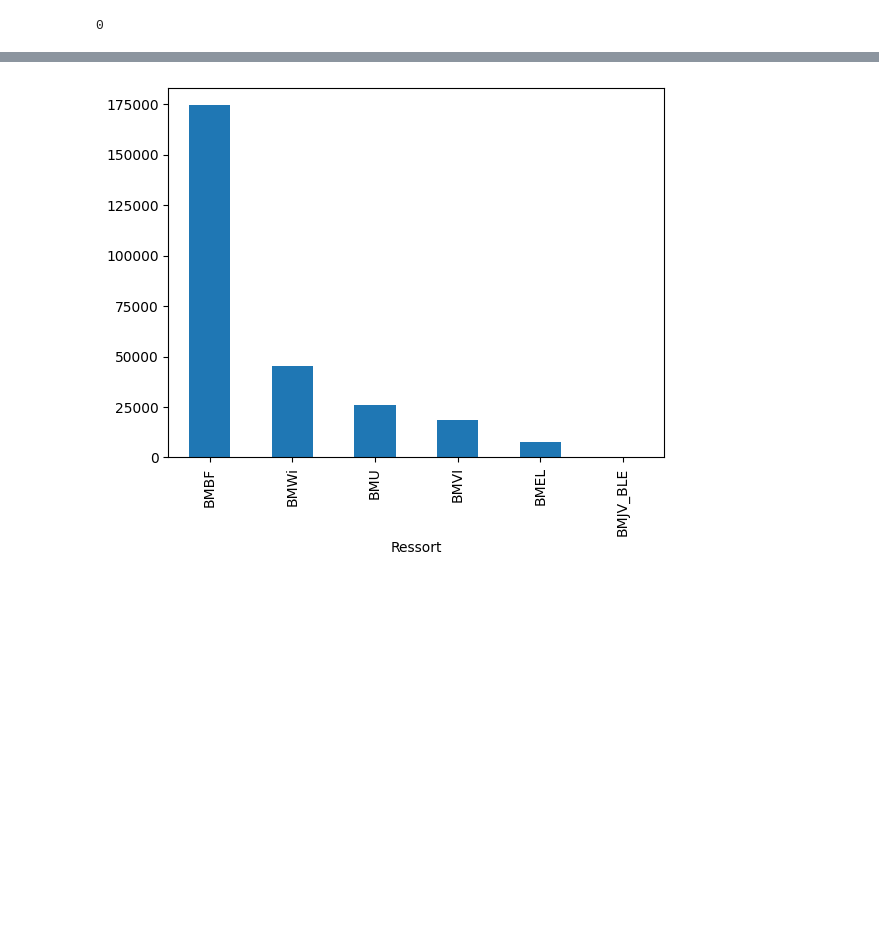
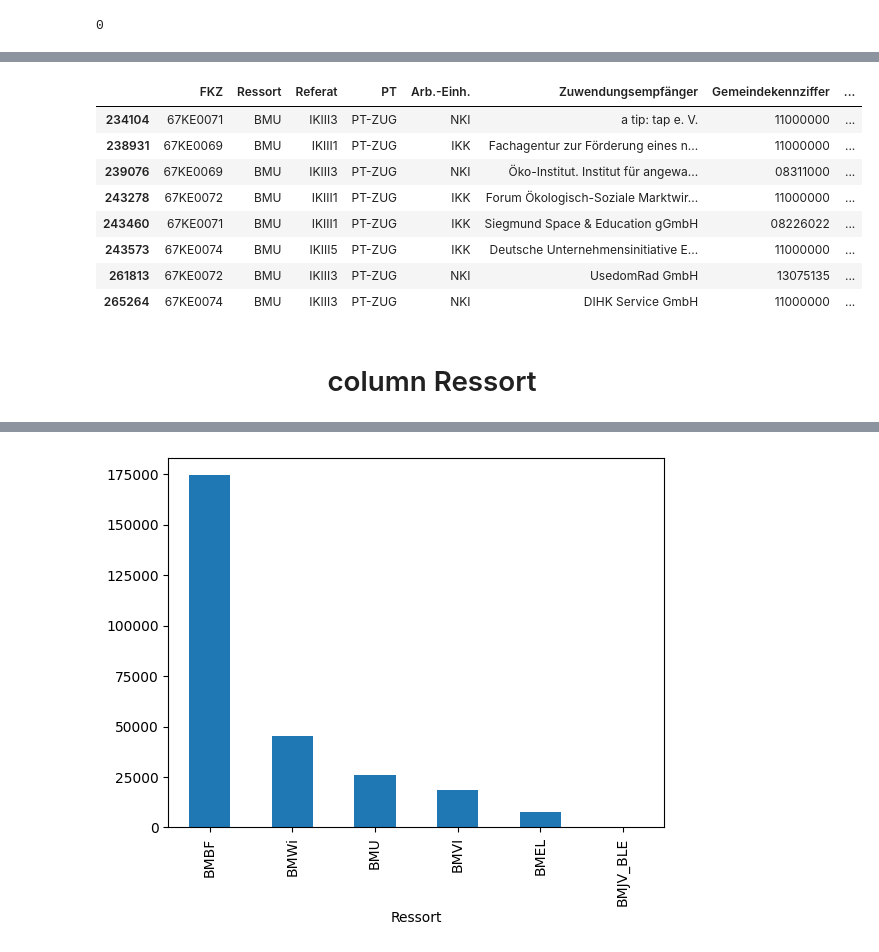
Before and after one commit to isaacduong/BMBF, a Jupyter notebook: eda/BMBF_eda (1. notebook).ipynb, the cells around one changed output, grey strips where cells are left out. Cells and saved outputs as stored; diff of their text form; code cells hidden in the pictures; blank space fills up the shorter version.

Commit message:
eda + clustering

```diff
--- a/eda/BMBF_eda (1. notebook).ipynb
+++ b/eda/BMBF_eda (1. notebook).ipynb
@@ -2,8 +5,12 @@
 import pandas as pd
 pd.set_option('max_colwidth', None) # show all text in a column
 pd.set_option('display.max_columns', None) # show all columns
+pd.set_option('display.float_format', lambda x: '%.0f' % x)
+pd.options.display.float_format = '{:,.0f}'.format
+import matplotlib.pyplot as plt
+import warnings
+warnings.filterwarnings('ignore')
 
-import matplotlib.pyplot as plt
 from utils import clean_data,detect_language
 # %%
 BMBF = pd.read_csv('../data/BMBF.csv',encoding='latin1',sep=';')
@@ -38,5 +45,4 @@ memory usage: 56.1+ MB
 # %%
 # the data set comprises of 27 columns, 1 column " Unnamed: 26" contains only undefined objects.
 # frist of all, we remove this column and all unrelevant character such as = and "
-
-cleanedBMBF = clean_data(BMBF)
+BMBF = clean_data(BMBF)
@@ -102,0 +151,16 @@ cleanedBMBF.to_csv("../data/cleanedBMBF.csv",index= False)
+# %%
+# we do not remove those rows because they do not have negative impact on topic clustering
+BMBF[BMBF["FKZ"].isin(BMBF["FKZ"].value_counts().sort_values(ascending=False).index[:4])]
+# %% [output]
+|  | FKZ | Ressort | Referat | PT | Arb.-Einh. | Zuwendungsempfänger | Gemeindekennziffer | ... |
+| 234104 | 67KE0071 | BMU | IKIII3 | PT-ZUG | NKI | a tip: tap e. V. | 11000000 | ... |
+| 238931 | 67KE0069 | BMU | IKIII1 | PT-ZUG | IKK | Fachagentur zur Förderung eines n... | 11000000 | ... |
+| 239076 | 67KE0069 | BMU | IKIII3 | PT-ZUG | NKI | Öko-Institut. Institut für angewa... | 08311000 | ... |
+| 243278 | 67KE0072 | BMU | IKIII1 | PT-ZUG | IKK | Forum Ökologisch-Soziale Marktwir... | 11000000 | ... |
+| 243460 | 67KE0071 | BMU | IKIII1 | PT-ZUG | IKK | Siegmund Space & Education gGmbH | 08226022 | ... |
+| 243573 | 67KE0074 | BMU | IKIII5 | PT-ZUG | IKK | Deutsche Unternehmensinitiative E... | 11000000 | ... |
+| 261813 | 67KE0072 | BMU | IKIII3 | PT-ZUG | NKI | UsedomRad GmbH | 13075135 | ... |
+| 265264 | 67KE0074 | BMU | IKIII3 | PT-ZUG | NKI | DIHK Service GmbH | 11000000 | ... |
+# %% [markdown]
+
+# <center> column Ressort </center>
```
Also changed, not shown: parts of 47 cells of this notebook, 5 other files.
